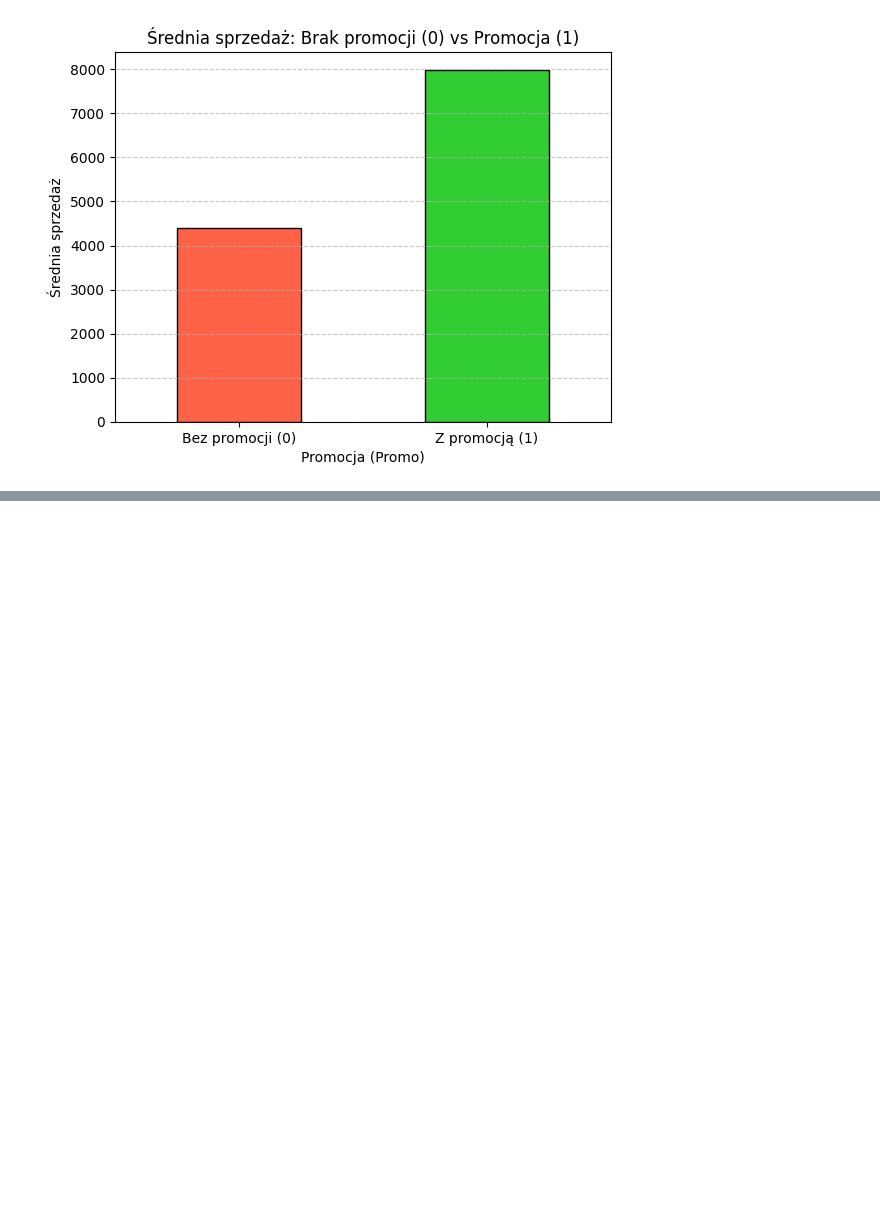
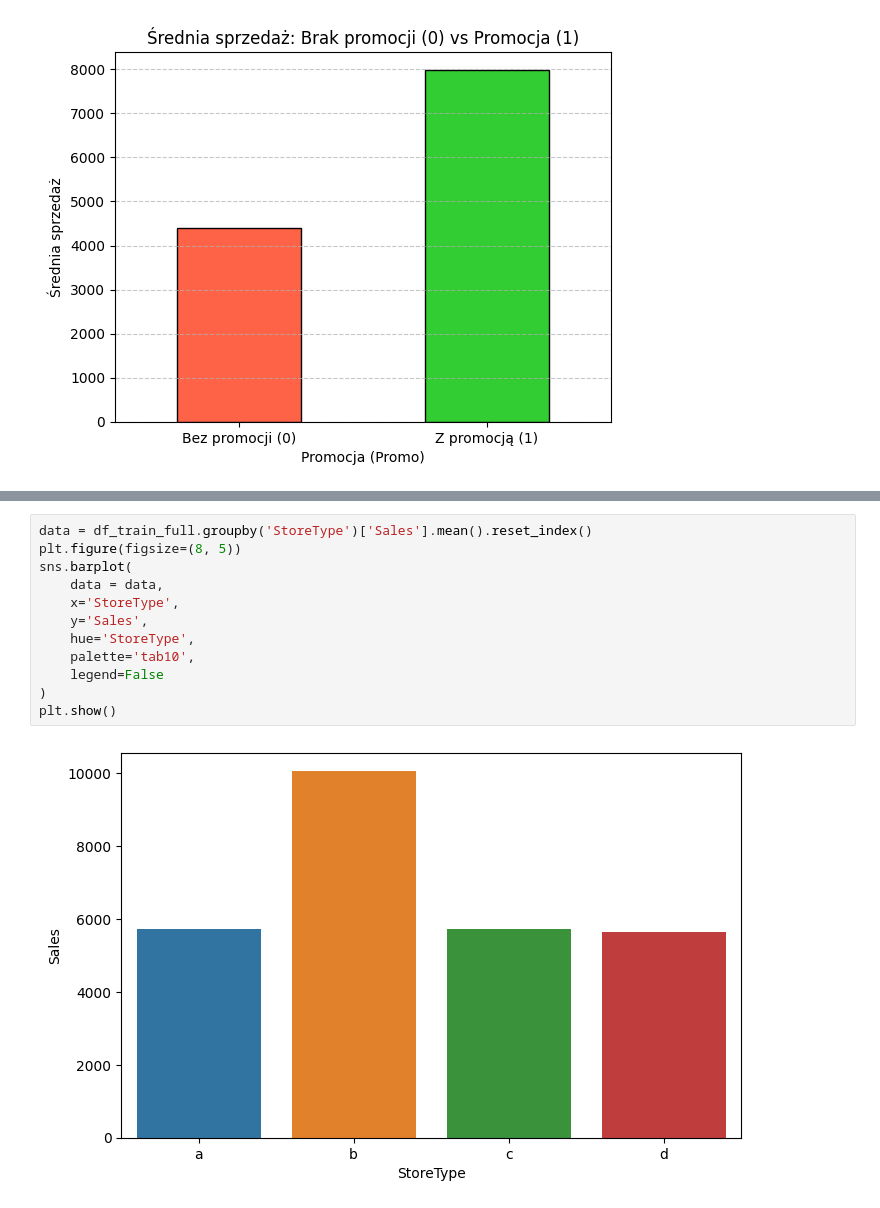
Before and after one commit to szymonczaja/Time-Series-Analysis, a Jupyter notebook: notebooks/01_eda.ipynb, the cells around one changed output, grey strips where cells are left out. Drawn from its saved outputs; the diff is of its cells as text; blank space fills up the shorter version.

```diff
--- a/notebooks/01_eda.ipynb
+++ b/notebooks/01_eda.ipynb
@@ -219,0 +222,14 @@ cols_num = df_train_full.incl
+# %%
+data = df_train_full.groupby('StoreType')['Sales'].mean().reset_index()
+plt.figure(figsize=(8, 5))
+sns.barplot(
+    data = data,
+    x='StoreType',
+    y='Sales',
+    hue='StoreType',
+    palette='tab10',
+    legend=False
+)
+plt.show()
+# %% [output]
+[figure, added]
```
Also changed, not shown: parts of 5 cells of this notebook.
